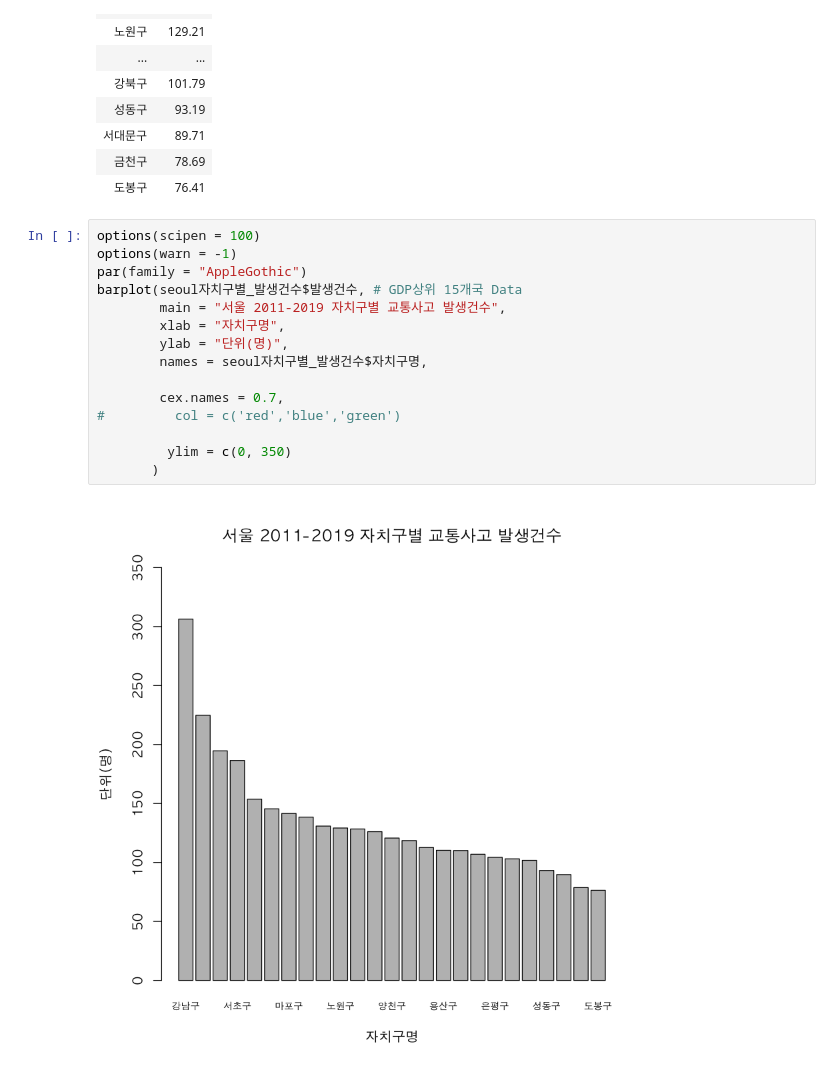
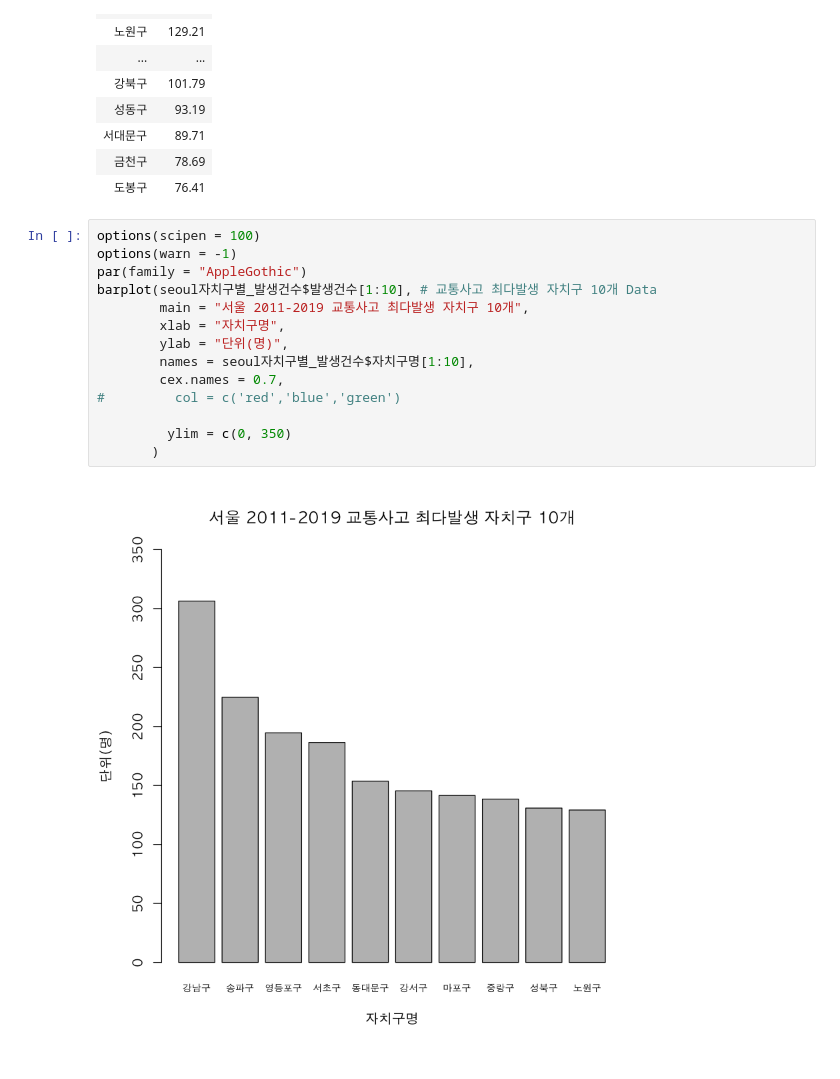
Before and after one commit to ProgrammerJcj/RBase, a Jupyter notebook: 08. 파일 입출력.ipynb, the cells around one changed output. Cells and saved outputs as stored; diff of their text form.

```diff
--- a/08. 파일 입출력.ipynb
+++ b/08. 파일 입출력.ipynb
@@ -767,17 +767,16 @@ seoul자치구별_발생건수
 # %%
 options(scipen = 100)
 options(warn = -1)
 par(family = "AppleGothic")
-barplot(seoul자치구별_발생건수$발생건수, # GDP상위 15개국 Data
-        main = "서울 2011-2019 자치구별 교통사고 발생건수",
+barplot(seoul자치구별_발생건수$발생건수[1:10], # 교통사고 최다발생 자치구 10개 Data
+        main = "서울 2011-2019 교통사고 최다발생 자치구 10개",
         xlab = "자치구명",
         ylab = "단위(명)",
-        names = seoul자치구별_발생건수$자치구명,
-
+        names = seoul자치구별_발생건수$자치구명[1:10],
         cex.names = 0.7,
 #         col = c('red','blue','green')
 
          ylim = c(0, 350)
        )
 # %% [output]
-[figure, old version]
+[figure, new version]
```
Also changed, not shown: parts of 36 cells of this notebook.
